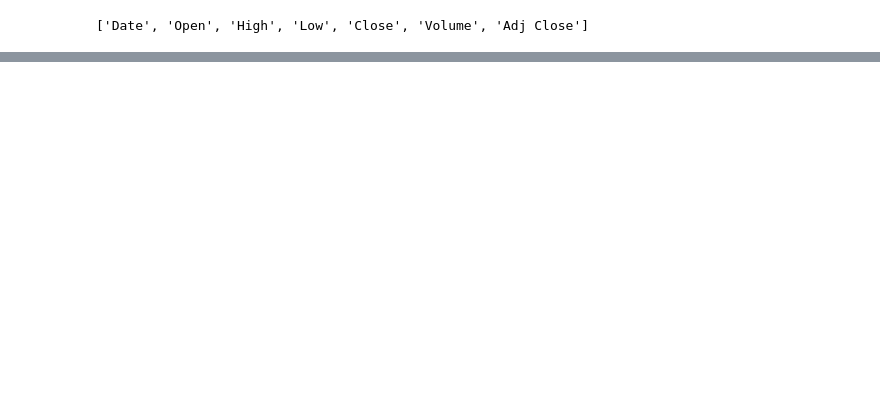
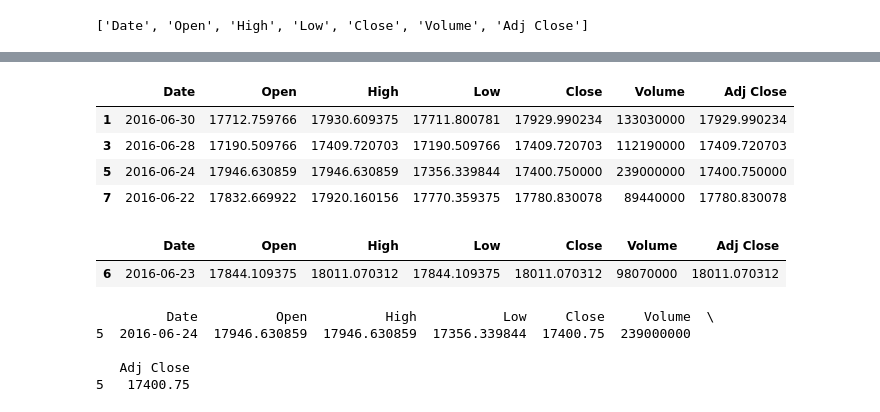
Before and after one commit to Naitikpareek123/Naitikpareek123, a Jupyter notebook: python/project3/practics.ipynb, the cells around one changed output, grey strips where cells are left out. Cells and saved outputs as stored; diff of their text form; code cells hidden in the pictures; blank space fills up the shorter version.

```diff
--- a/python/project3/practics.ipynb
+++ b/python/project3/practics.ipynb
@@ -249,0 +318,21 @@ list(data.columns)
+# %%
+data.loc[1:7:2]
+# %% [output]
+|  | Date | Open | High | Low | Close | Volume | Adj Close |
+| 1 | 2016-06-30 | 17712.759766 | 17930.609375 | 17711.800781 | 17929.990234 | 133030000 | 17929.990234 |
+| 3 | 2016-06-28 | 17190.509766 | 17409.720703 | 17190.509766 | 17409.720703 | 112190000 | 17409.720703 |
+| 5 | 2016-06-24 | 17946.630859 | 17946.630859 | 17356.339844 | 17400.750000 | 239000000 | 17400.750000 |
+| 7 | 2016-06-22 | 17832.669922 | 17920.160156 | 17770.359375 | 17780.830078 | 89440000 | 17780.830078 |
+# %%
+data[6:7]
+# %% [output]
+|  | Date | Open | High | Low | Close | Volume | Adj Close |
+| 6 | 2016-06-23 | 17844.109375 | 18011.070312 | 17844.109375 | 18011.070312 | 98070000 | 18011.070312 |
+# %%
+print(data[data.index==5])
+# %% [output]
+         Date          Open          High           Low     Close     Volume  \
+5  2016-06-24  17946.630859  17946.630859  17356.339844  17400.75  239000000
+
+   Adj Close
+5   17400.75
```
Also changed, not shown: parts of 7 cells of this notebook.
